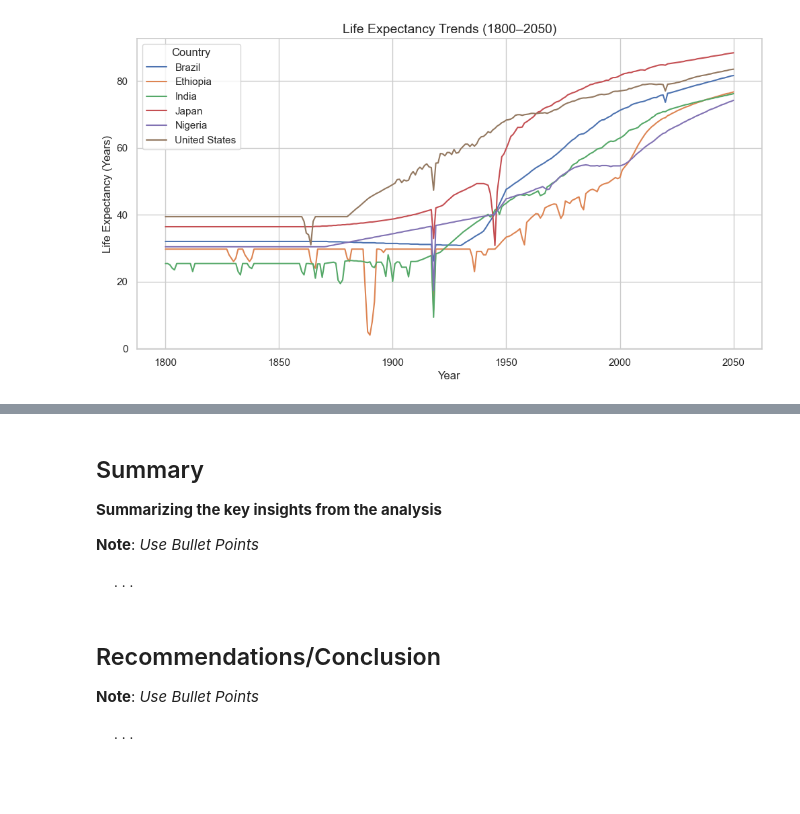
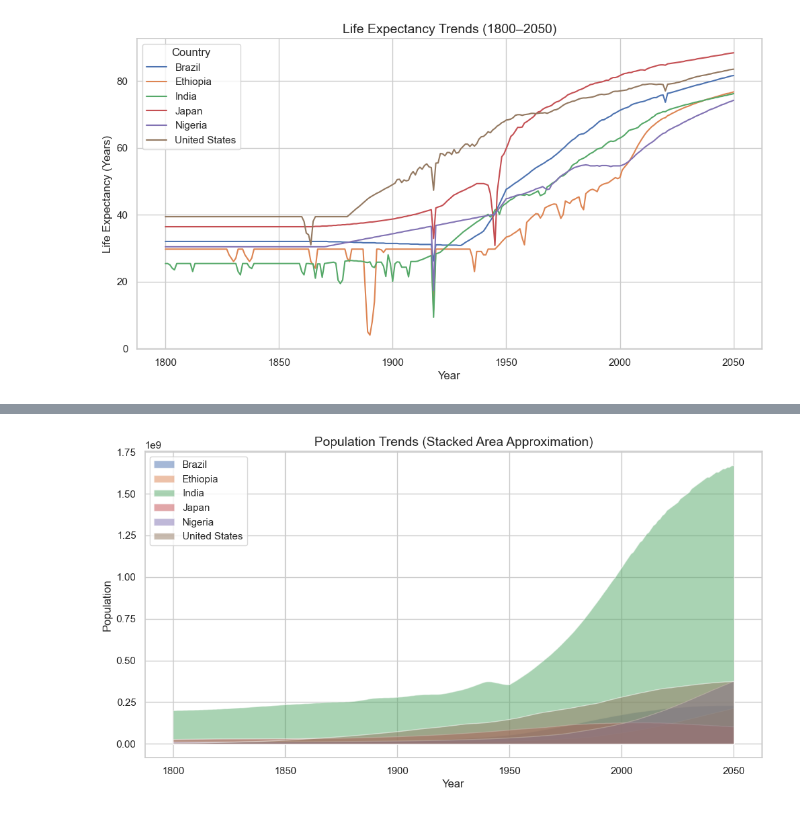
Before and after one commit to Abdullab8/GNI_and_life_expectancy, a Jupyter notebook: eda_template.ipynb, the cells around one changed output, grey strips where cells are left out. Cells and saved outputs as stored; diff of their text form; code cells hidden in the pictures; blank space fills up the shorter version.

```diff
--- a/eda_template.ipynb
+++ b/eda_template.ipynb
@@ -736,12 +551,13 @@ plt.show()
-# %% [markdown]
-## Summary
-__Summarizing the key insights from the analysis__
-
-**Note**: _Use Bullet Points_
-
-    ...
-# %% [markdown]
-## Recommendations/Conclusion
-**Note**: _Use Bullet Points_
-
-    ...
+# %%
+plt.figure(figsize=(12,6))
+for c in filtered_df['country'].unique():
+    country_data = filtered_df[filtered_df['country']==c]
+    plt.fill_between(country_data['Year'], country_data['Population'], label=c, alpha=0.5)
+
+plt.title("Population Trends (Stacked Area Approximation)", fontsize=14)
+plt.ylabel("Population")
+plt.xlabel("Year")
+plt.legend(loc="upper left")
+plt.show()
+# %% [output]
+[figure, added]
```
Also changed, not shown: parts of 26 cells of this notebook.
